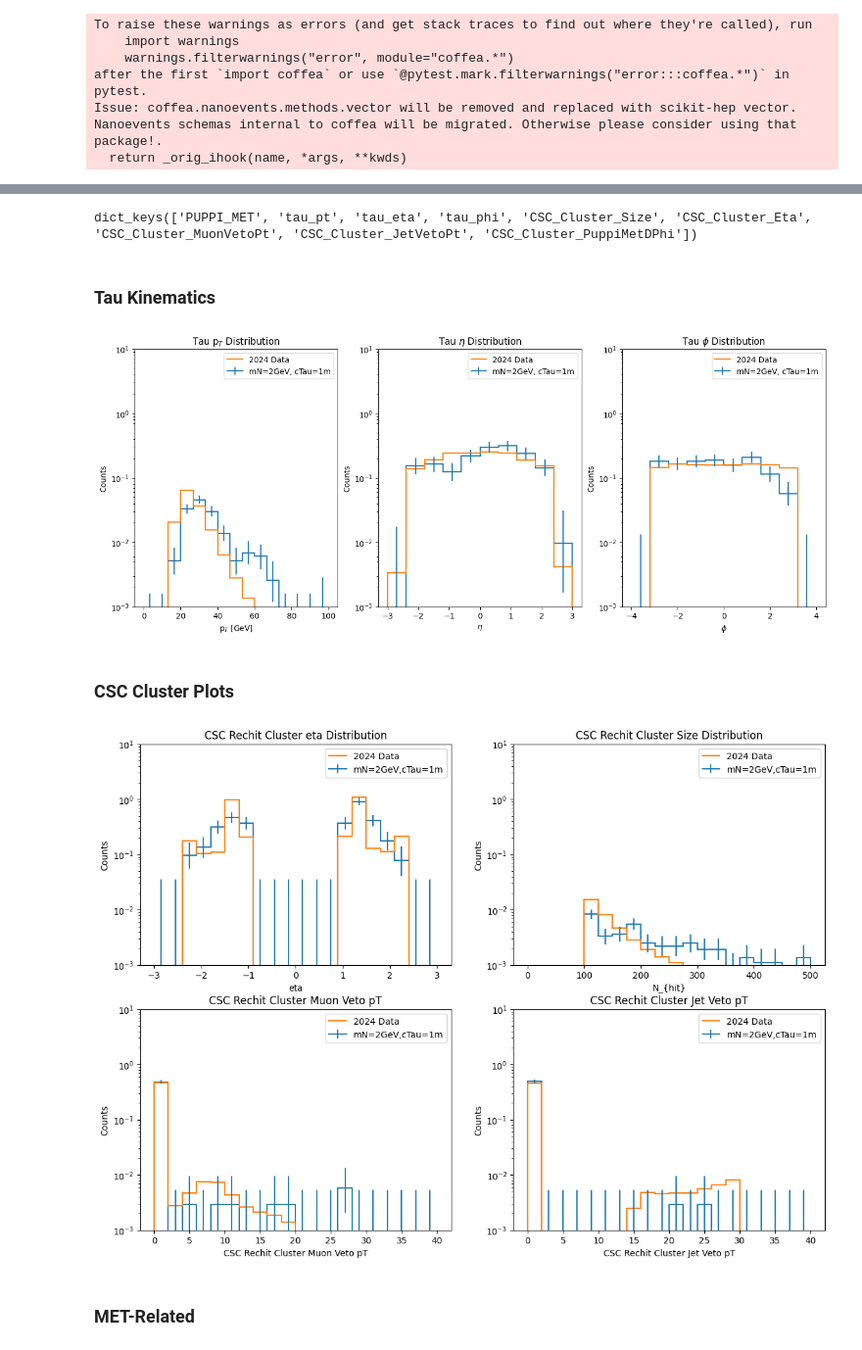
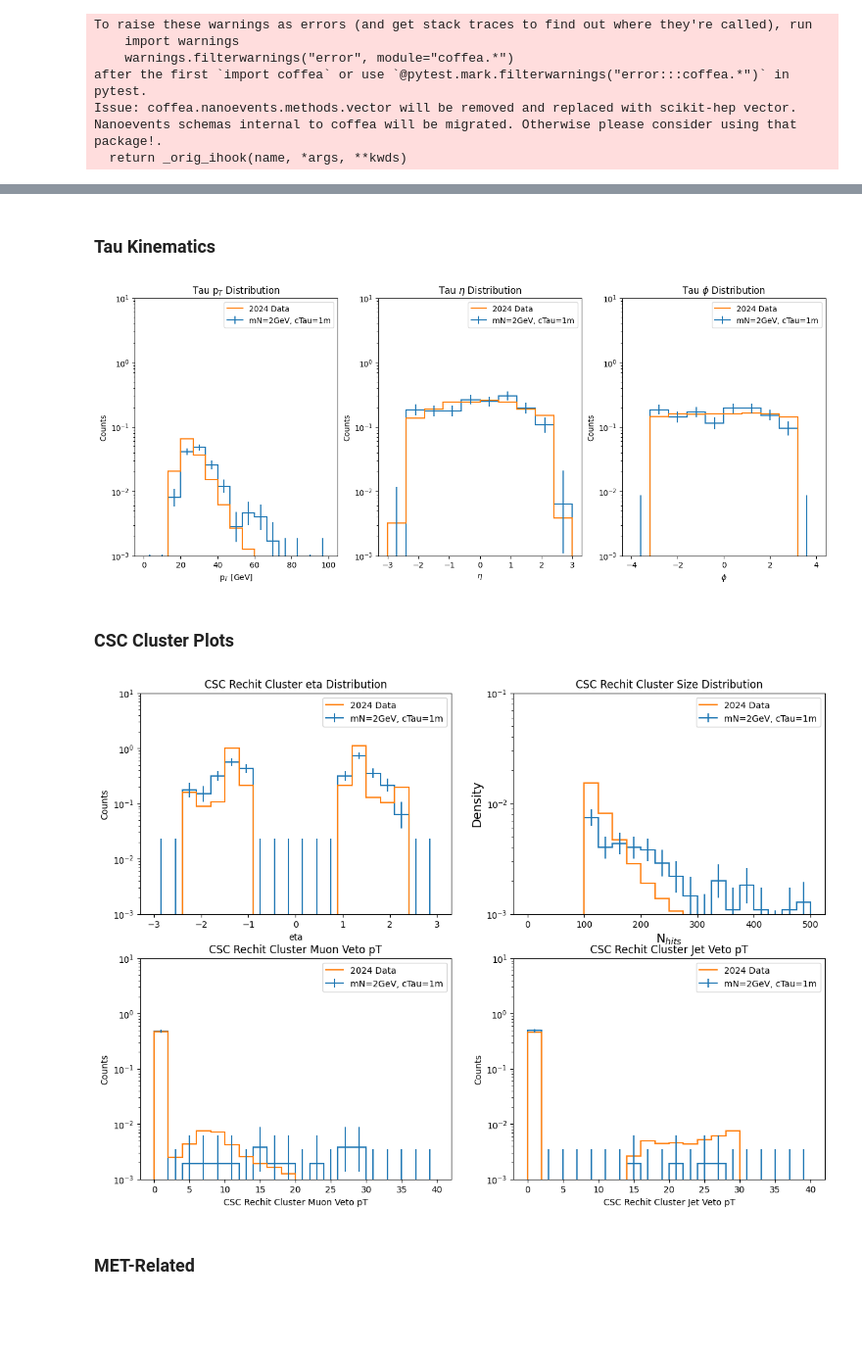
Before and after one commit to cms-lpc-llp/run3_llp_analyzer, a Jupyter notebook: HNL_Plotting_Scripts/Preliminary_Sensitivity_Plots.ipynb, the cells around one changed output, grey strips where cells are left out. Shown at 98% size. Saved outputs shown, nothing was run; the diff lists cells and outputs as text; code cells hidden in the pictures; blank space fills up the shorter version.

Commit message:
HNL Updates - analyzers, plotting scripts, helper functions

```diff
--- a/HNL_Plotting_Scripts/Preliminary_Sensitivity_Plots.ipynb
+++ b/HNL_Plotting_Scripts/Preliminary_Sensitivity_Plots.ipynb
@@ -32,8 +33,12 @@ import HNL_Processor
 import Processing_Helpers
 # %%
 sensitivity_hists = ["CSC_Cluster_Size", "CSC_Cluster_Eta", "CSC_Cluster_JetVetoPt", "CSC_Cluster_MuonVetoPt", "CSC_Cluster_PuppiMetDPhi",
-                    "tau_pt", "tau_eta", "tau_phi", "PUPPI_MET"]
+                   "CSC_Cluster_DNNScore", "CSC_Cluster_Tau_DeltaEta", "CSC_Cluster_Tau_DeltaPhi", "tau_pt", "tau_eta", "tau_phi", "PUPPI_MET"]
+#sensitivity_hists = ["CSC_Cluster_Eta", "CSC_Cluster_JetVetoPt", "CSC_Cluster_MuonVetoPt", "CSC_Cluster_PuppiMetDPhi"]
 #sensitivity_hists = ["CSC_Cluster_JetVetoPt"]
+#sensitivity_hists = ["CSC_Cluster_DNNScore", "CSC_Cluster_Tau_DeltaEta", "CSC_Cluster_Tau_DeltaEta"]
+#sensitivity_hists = ["CSC_Cluster_Tau_DeltaEta", "CSC_Cluster_Tau_DeltaPhi"]
+#sensitivity_hists = ["PUPPI_MET", "Num_Taus"]
 # %%
-HNL_2GeV_10ctau_path = "root://cmseos.fnal.gov//store/group/lpclonglived/amalbert/HNL_Tau_Search/signal_displacedHNL/HNL_tau_mN_2_ctau_1000/normalized/HNL_tau_mN_2_ctau_1000.root"
+HNL_2GeV_10ctau_path = "root://cmseos.fnal.gov//store/group/lpclonglived/amalbert/HNL_Tau_Search/signal_tau_mN2_ct1000/HNL_tau_mN_2_ctau_1000/normalized/HNL_tau_mN_2_ctau_1000.root"
 signal_events  = MuonSystemReader.loadTree_nanoFactory(HNL_2GeV_10ctau_path)
@@ -46,3 +55,3 @@ importlib.reload(Processing_Helpers)
 # %%
-output_data = Processing_Helpers.processData("root://cmseos.fnal.gov//store/group/lpclonglived/amalbert/HNL_Tau_Search/2024_Data_noEtaCut/", sensitivity_hists, tau_cluster_topo_hists=False)
+output_data = Processing_Helpers.processData_v2("root://cmseos.fnal.gov//store/group/lpclonglived/amalbert/HNL_Tau_Search/2024_Data_allChannels/", sensitivity_hists, tau_cluster_topo_hists=False)
 # %% [output]
@@ -66,4 +92,5 @@ CSC_Cluster_PuppiMetDPhi
 # %%
-processor = HNL_Processor.HNL_Processor(isMC=True, applyGenInfo=False)
+#sensitivity_hists = ["CSC_Cluster_Tau_DeltaEta", "CSC_Cluster_Tau_DeltaPhi"]
+processor = HNL_Processor_v2.HNL_Processor_v2(isMC=True, applyGenInfo=False)
 output = processor.process(signal_events, hists_to_process = sensitivity_hists, tau_cluster_topo_hists=False)
 # %% [output]
@@ -78,7 +107,3 @@ CSC_Cluster_PuppiMetDPhi
-# %%
-output.keys()
-# %% [output]
-dict_keys(['PUPPI_MET', 'tau_pt', 'tau_eta', 'tau_phi', 'CSC_Cluster_Size', 'CSC_Cluster_Eta', 'CSC_Cluster_MuonVetoPt', 'CSC_Cluster_JetVetoPt', 'CSC_Cluster_PuppiMetDPhi'])
 # %% [markdown]
 ### Tau Kinematics
 # %%
@@ -122,12 +147,12 @@ axs[2].set_ylim(1e-3, 10)
 
 plt.show()
 # %% [output]
-[figure, old version]
+[figure, new version]
 # %% [markdown]
 ### CSC Cluster Plots
 # %%
 fig, axs = plt.subplots(2,2, figsize=(14,10))
-signal_label = "mN=2GeV,cTau=1m"
+signal_label = "mN=2GeV, cTau=1m"
 data_label = "2024 Data"
 
 #eta
@@ -147,37 +172,39 @@ h_eta_data = output_data["CSC_Cluster_Size"]
 h_eta.plot(ax=axs[0,1], label=signal_label, density=True)
 h_eta_data.plot(ax=axs[0,1], label=data_label, density=True)
 axs[0,1].set_title(h_eta.metadata["title"])
-axs[0,1].set_ylabel(h_eta.metadata["y_label"])
+axs[0,1].set_ylabel("Density", fontsize=14)
+axs[0,1].set_xlabel("N$_{hits}$", fontsize=14)
 axs[0,1].legend()
 axs[0,1].set_yscale('log')
-axs[0,1].set_ylim(1e-3, 10)
+axs[0,1].set_ylim(1e-3, 1e-1)
+#axs[0,1].grid()
 
 #muon veto pt
 h_phi = output["CSC_Cluster_MuonVetoPt"]
 h_phi_data = output_data["CSC_Cluster_MuonVetoPt"]
 h_phi.plot(ax=axs[1,0], label=signal_label, density=True)
 h_phi_data.plot(ax=axs[1,0], label=data_label, density=True)
 axs[1,0].set_yscale('log')
 axs[1,0].set_title(h_phi.metadata["title"])
 axs[1,0].set_ylabel(h_phi.metadata["y_label"])
 axs[1,0].legend()
 axs[1,0].set_ylim(1e-3, 10)
 
 #jet veto pt
 h_phi = output["CSC_Cluster_JetVetoPt"]
 h_phi_data = output_data["CSC_Cluster_JetVetoPt"]
 h_phi.plot(ax=axs[1,1], label=signal_label, density=True)
 h_phi_data.plot(ax=axs[1,1], label=data_label, density=True)
 axs[1,1].set_yscale('log')
 axs[1,1].set_title(h_phi.metadata["title"])
 axs[1,1].set_ylabel(h_phi.metadata["y_label"])
 axs[1,1].legend()
 axs[1,1].set_ylim(1e-3, 10)
 
 
 plt.show()
 # %% [output]
-[figure, old version]
+[figure, new version]
 # %% [markdown]
 ### MET-Related
 # %%
```
Also changed, not shown: parts of 11 cells of this notebook, 58 other files.
